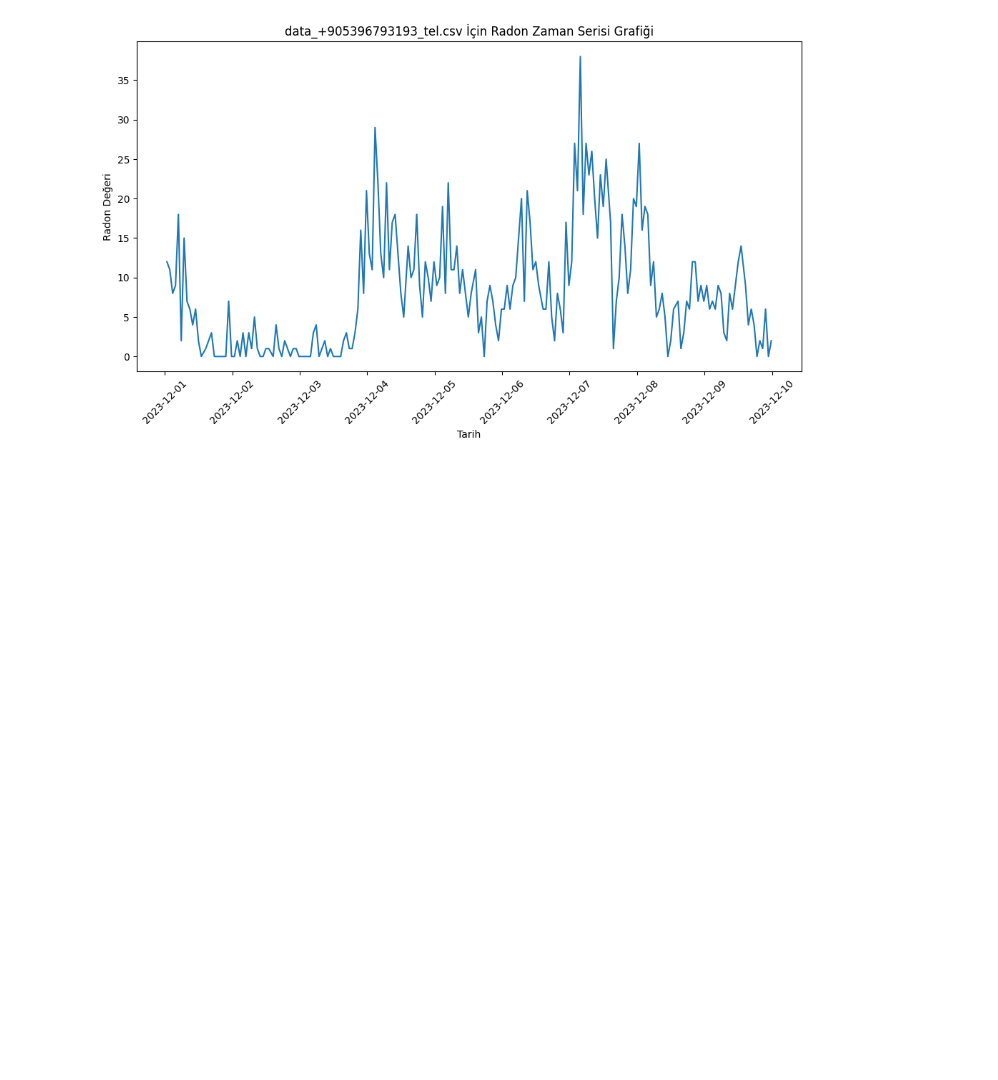
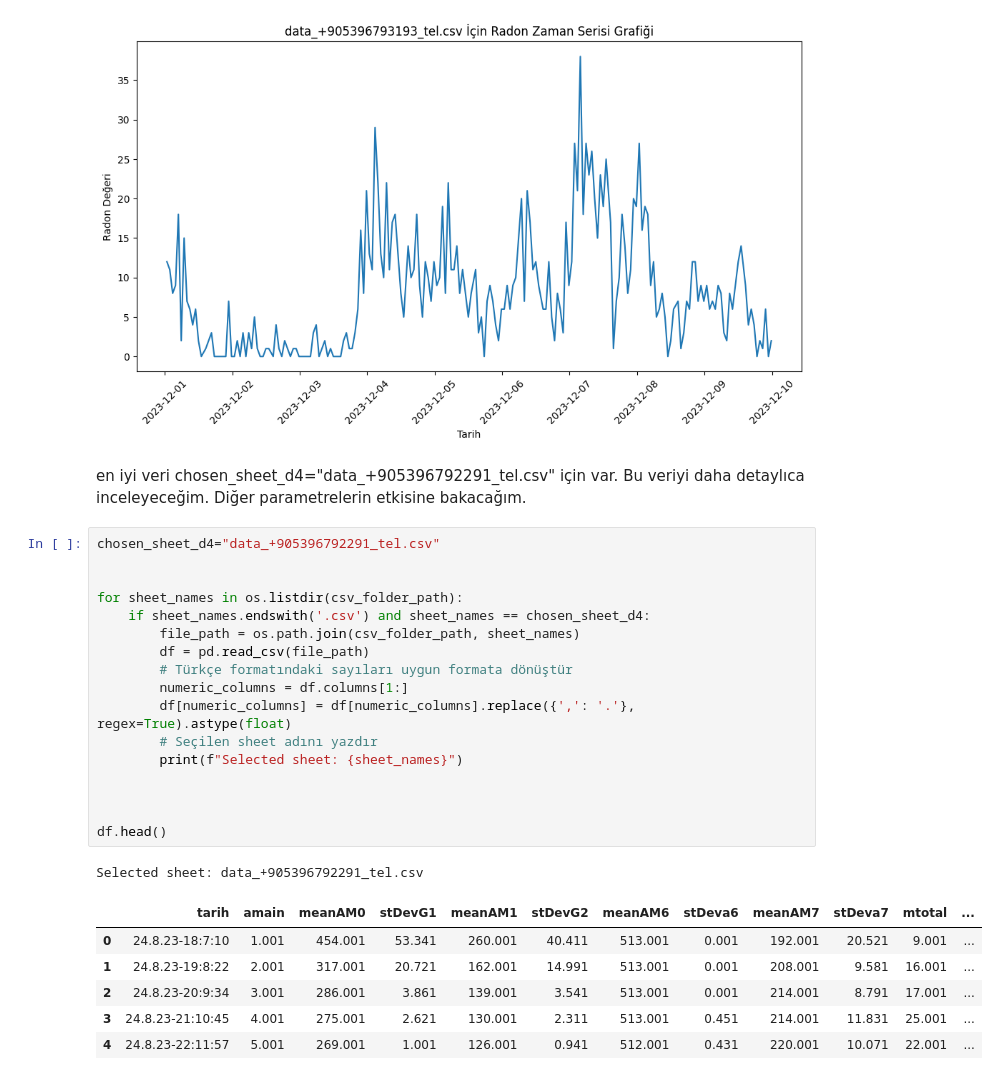
Before and after one commit to beriaacan/Radon-Analysis-with-Deep-Learning-Algorithms, a Jupyter notebook: 2_Data_Analysis.ipynb, the cells around one changed output. Cells and saved outputs as stored; diff of their text form; blank space fills up the shorter version.

```diff
--- a/2_Data_Analysis.ipynb
+++ b/2_Data_Analysis.ipynb
@@ -247,3 +247,30 @@ plot_and_save_time_series(chosen_sheet_d7, output_folder, start_date, end_date)
 plot_and_save_time_series(chosen_sheet_d8, output_folder, start_date, end_date)
 # %% [output]
 [figure]
+# %% [markdown]
+en iyi veri chosen_sheet_d4="data_+905396792291_tel.csv" için var. Bu veriyi daha detaylıca inceleyeceğim. Diğer parametrelerin etkisine bakacağım.
+# %%
+chosen_sheet_d4="data_+905396792291_tel.csv"
+
+
+for sheet_names in os.listdir(csv_folder_path):
+    if sheet_names.endswith('.csv') and sheet_names == chosen_sheet_d4:
+        file_path = os.path.join(csv_folder_path, sheet_names)
+        df = pd.read_csv(file_path)
+        # Türkçe formatındaki sayıları uygun formata dönüştür
+        numeric_columns = df.columns[1:]
+        df[numeric_columns] = df[numeric_columns].replace({',': '.'}, regex=True).astype(float)
+        # Seçilen sheet adını yazdır
+        print(f"Selected sheet: {sheet_names}")
+
+
+
+df.head()
+# %% [output]
+Selected sheet: data_+905396792291_tel.csv
+|  | tarih | amain | meanAM0 | stDevG1 | meanAM1 | stDevG2 | meanAM6 | stDeva6 | meanAM7 | stDeva7 | mtotal | ... |
+| 0 | 24.8.23-18:7:10 | 1.001 | 454.001 | 53.341 | 260.001 | 40.411 | 513.001 | 0.001 | 192.001 | 20.521 | 9.001 | ... |
+| 1 | 24.8.23-19:8:22 | 2.001 | 317.001 | 20.721 | 162.001 | 14.991 | 513.001 | 0.001 | 208.001 | 9.581 | 16.001 | ... |
+| 2 | 24.8.23-20:9:34 | 3.001 | 286.001 | 3.861 | 139.001 | 3.541 | 513.001 | 0.001 | 214.001 | 8.791 | 17.001 | ... |
+| 3 | 24.8.23-21:10:45 | 4.001 | 275.001 | 2.621 | 130.001 | 2.311 | 513.001 | 0.451 | 214.001 | 11.831 | 25.001 | ... |
+| 4 | 24.8.23-22:11:57 | 5.001 | 269.001 | 1.001 | 126.001 | 0.941 | 512.001 | 0.431 | 220.001 | 10.071 | 22.001 | ... |
```
Also changed, not shown: parts of 5 cells of this notebook.
